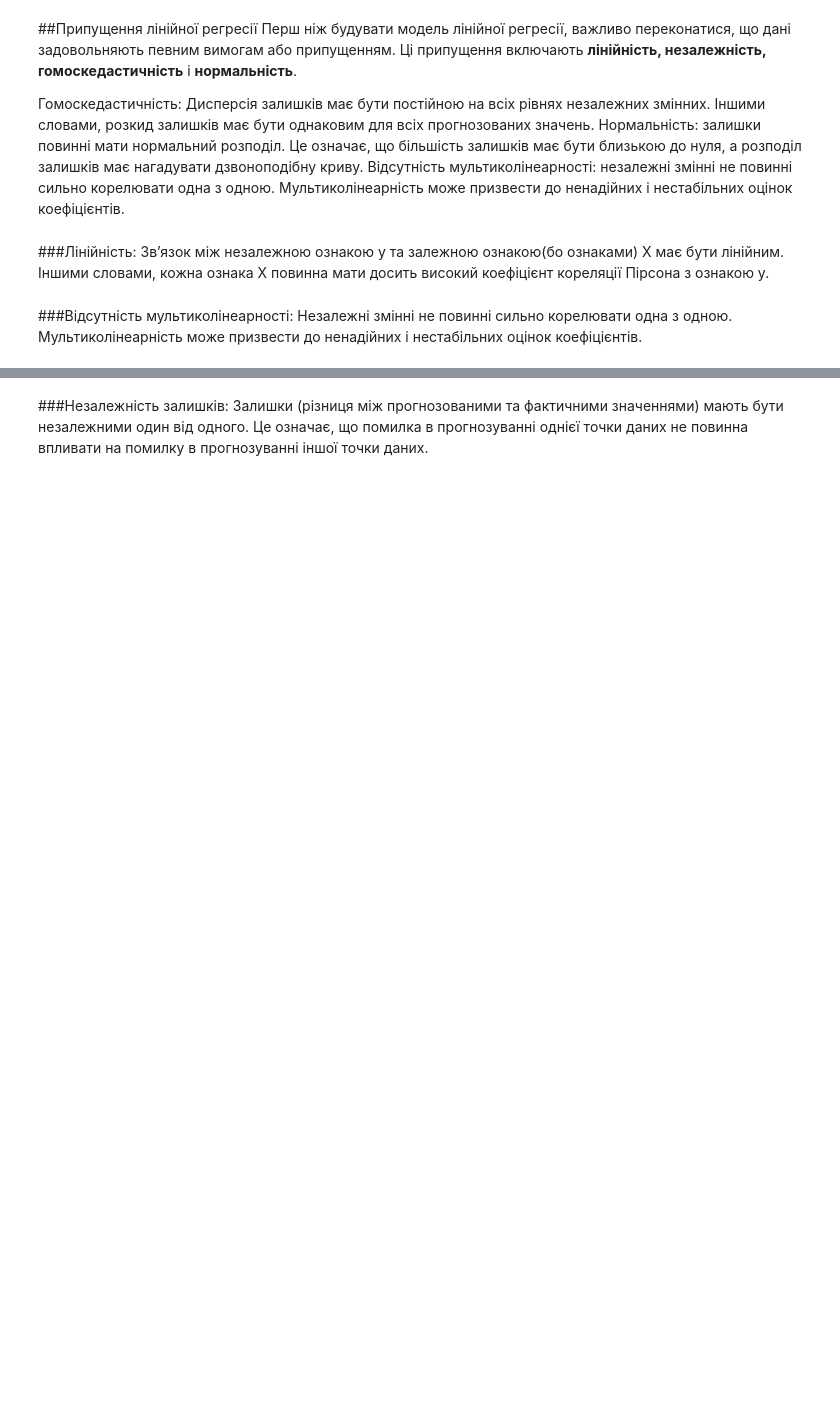
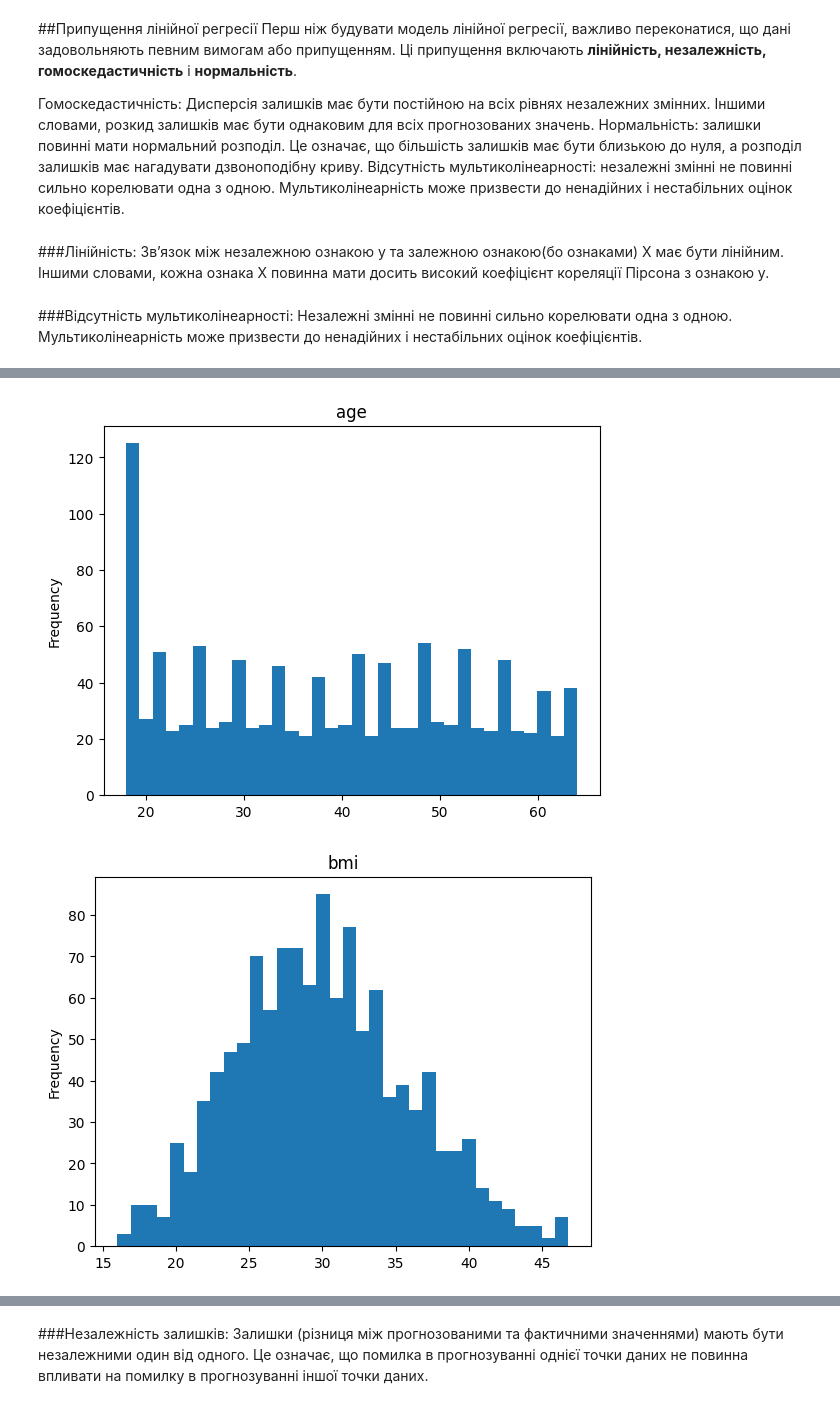
Before and after one commit to HalyshAnton/IT-Step-Pyton-AI, a Jupyter notebook: module3/linear_regression.ipynb, the cells around one changed output, grey strips where cells are left out. Saved outputs shown, nothing was run; the diff lists cells and outputs as text; code cells hidden in the pictures; blank space fills up the shorter version.

```diff
--- a/module3/linear_regression.ipynb
+++ b/module3/linear_regression.ipynb
@@ -71,0 +293,11 @@ $$Y = \beta + \alpha_1*X_1 + \alpha_2*X_2 + \cdots + \alpha_n*X_n$$
+# %%
+bins = int(np.sqrt(len(df)))
+
+for column in df.columns:
+  if df.dtypes[column] in (int, float):
+    df[column].plot(kind="hist", bins=bins)
+    plt.title(column)
+    plt.show()
+# %% [output]
+[figure, added]
+[figure, added]
```
Also changed, not shown: parts of 35 cells of this notebook.
